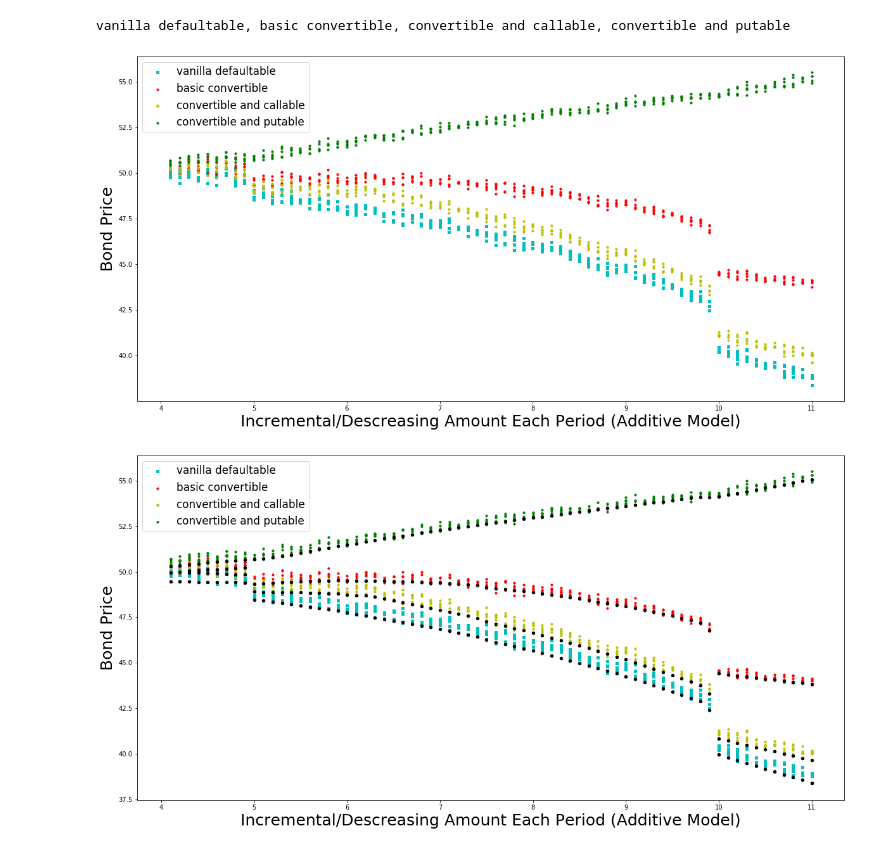
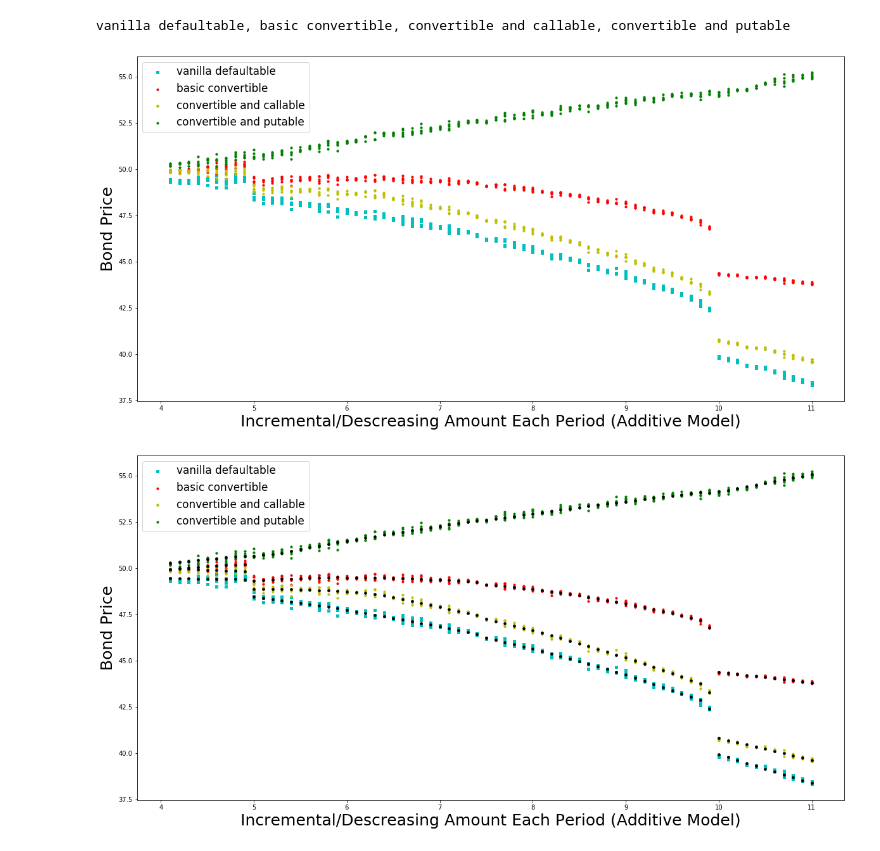
Before and after one commit to laurenjs888/convertible_bonds, a Jupyter notebook: simulate2.ipynb, the cells around one changed output. Drawn from its saved outputs; the diff is of its cells as text; code cells hidden in the pictures.

Commit message:
updated interest rate

```diff
--- a/simulate2.ipynb
+++ b/simulate2.ipynb
@@ -332,16 +332,15 @@ def g(x): # payoff function e.g for a call it would be max(0, x-K)
     return [face, coupon] # first entry is the actual value, second is dividends or coupons
 # %%
 # x is how much to change for additive model
-def simulate_single_random(x, interest_rates, random_rates=1):
+def simulate_single_random(x, interest_rates, rate_vol, rate_mode=1):
     volatility=x # volatility for stock price: for additive amount, how much to add
 
-    if(random_rates==1):
+    if(rate_mode==0):
         rates = {}
         for key in range(0, t+1, 1):
             rates[key] = [0]*(key+1)
             for j in range(0, key+1, 1):
-                index = randint(0, key)
-                rates[key][j] = interest_rates[key][index]
+                rates[key][j] = np.random.normal(interest_rates[key][j], rate_vol)
     else:
         rates = interest_rates
 
@@ -411,13 +410,13 @@ for i in keys: # try different vol
     callable_price[i] = ([0]*runs)
     putable_price[i] = ([0]*runs)
     for j in range(0, runs, 1):
-        (v_price[i][j], c_price[i][j], callable_price[i][j], putable_price[i][j]) = simulate_single_random(i, rates)
+        (v_price[i][j], c_price[i][j], callable_price[i][j], putable_price[i][j]) = simulate_single_random(i, rates,rate_volatility, 0)
 
     two_coin_vanilla[i] = [0]
     two_coin_convertible[i] = [0]
     two_coin_callable[i] = [0]
     two_coin_putable[i] = [0]
-    (two_coin_vanilla[i][0], two_coin_convertible[i][0], two_coin_callable[i][0], two_coin_putable[i][0]) = simulate_single_random(i, rates, 0)
+    (two_coin_vanilla[i][0], two_coin_convertible[i][0], two_coin_callable[i][0], two_coin_putable[i][0]) = simulate_single_random(i, rates, rate_volatility, 1)
 # %%
 fig = plt.figure(figsize=(20,10))
 ax1 = fig.add_subplot()
@@ -439,34 +438,34 @@ for key in v_price:
 plt.legend(loc='upper left', fontsize = 17)
 plt.show()
 # %% [output]
-[figure, old version]
+[figure, new version]
 # %%
 fig = plt.figure(figsize=(20,10))
 ax1 = fig.add_subplot()
 plt.xlabel('Incremental/Descreasing Amount Each Period (Additive Model)', fontsize = 25)
 plt.ylabel('Bond Price', fontsize = 25)
 
 for key in v_price:
     if(key == lo or key == hi):
         ax1.scatter([key]*runs, v_price[key], s=10, c='c', marker="s", label="vanilla defaultable")
         ax1.scatter([key]*runs, c_price[key], s=10, c='r', marker="o", label="basic convertible")
         ax1.scatter([key]*runs, callable_price[key], s=10, c='y', marker="D", label="convertible and callable")
         ax1.scatter([key]*runs, putable_price[key], s=10, c='g', marker="o", label="convertible and putable")
-        ax1.scatter([key], two_coin_vanilla[key], s=20, c='k', marker="o")
-        ax1.scatter([key], two_coin_convertible[key], s=20, c='k', marker="o")
-        ax1.scatter([key], two_coin_callable[key], s=20, c='k', marker="o")
-        ax1.scatter([key], two_coin_putable[key], s=20, c='k', marker="o")
+        ax1.scatter([key], two_coin_vanilla[key], s=13, c='k', marker="o")
+        ax1.scatter([key], two_coin_convertible[key], s=13, c='k', marker="o")
+        ax1.scatter([key], two_coin_callable[key], s=13, c='k', marker="o")
+        ax1.scatter([key], two_coin_putable[key], s=13, c='k', marker="o")
     else:
         ax1.scatter([key]*runs, v_price[key], s=10, c='c', marker="s")
         ax1.scatter([key]*runs, c_price[key], s=10, c='r', marker="o")
         ax1.scatter([key]*runs, callable_price[key], s=10, c='y')
         ax1.scatter([key]*runs, putable_price[key], s=10, c='g', marker="o")
-        ax1.scatter([key], two_coin_vanilla[key], s=20, c='k', marker="o")
-        ax1.scatter([key], two_coin_convertible[key], s=20, c='k', marker="o")
-        ax1.scatter([key], two_coin_callable[key], s=20, c='k', marker="o")
-        ax1.scatter([key], two_coin_putable[key], s=20, c='k', marker="o")
+        ax1.scatter([key], two_coin_vanilla[key], s=13, c='k', marker="o")
+        ax1.scatter([key], two_coin_convertible[key], s=13, c='k', marker="o")
+        ax1.scatter([key], two_coin_callable[key], s=13, c='k', marker="o")
+        ax1.scatter([key], two_coin_putable[key], s=13, c='k', marker="o")
 
 plt.legend(loc='upper left', fontsize = 17)
 plt.show()
 # %% [output]
-[figure, old version]
+[figure, new version]
```
Also changed, not shown: parts of 1 cell of this notebook.
